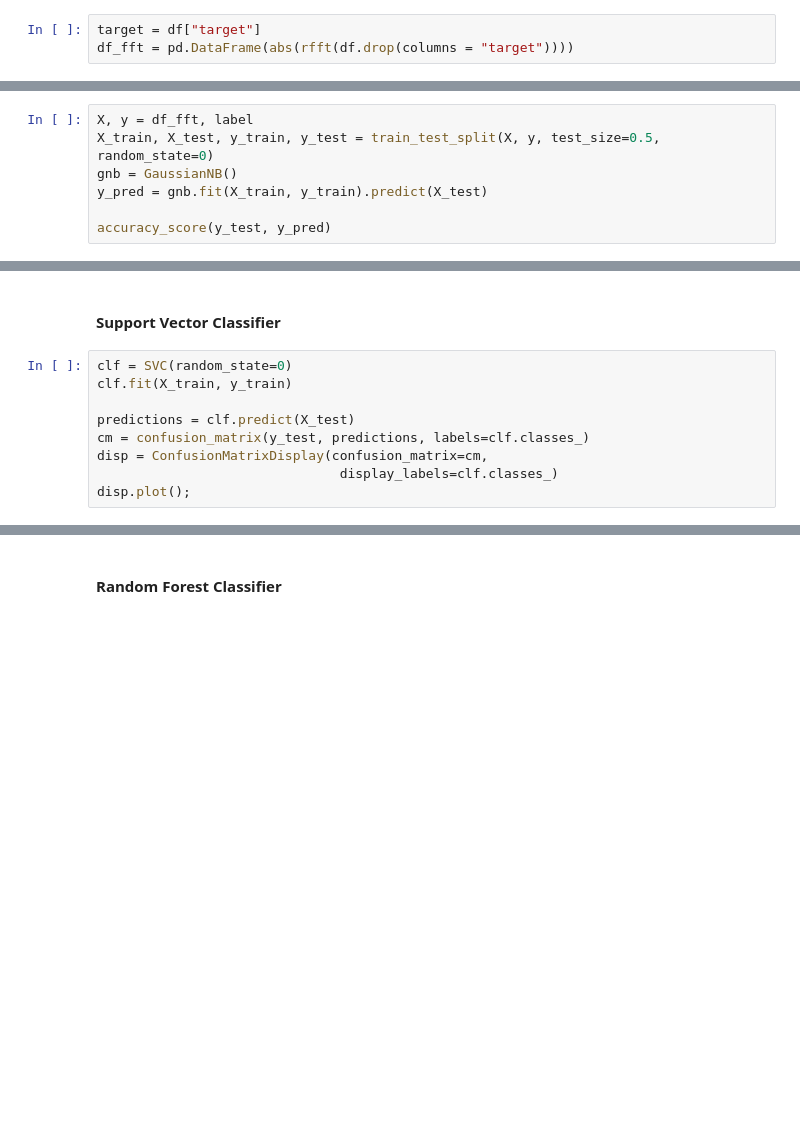
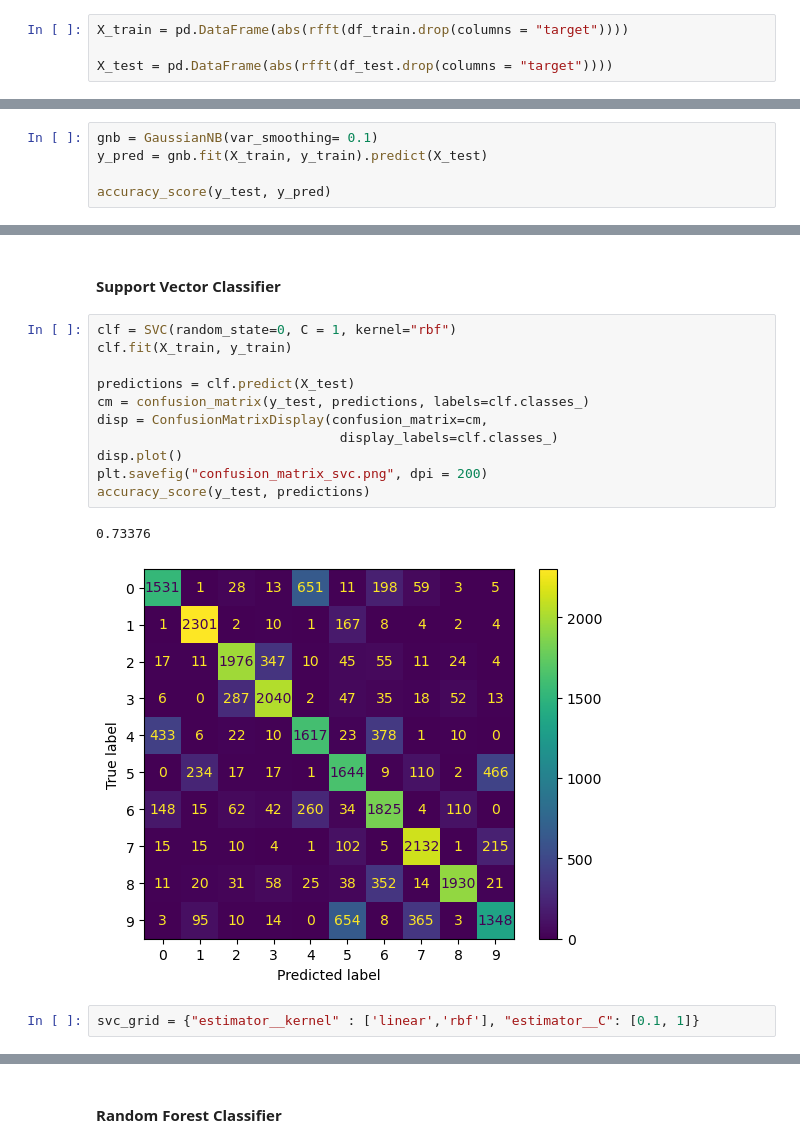
Before and after one commit to KelvinLa/TimeSeriesPrediction_Environmental, a Jupyter notebook: insectsounds.ipynb, the cells around one changed output, grey strips where cells are left out. Saved outputs shown, nothing was run; the diff lists cells and outputs as text; blank space fills up the shorter version.

```diff
--- a/insectsounds.ipynb
+++ b/insectsounds.ipynb
@@ -45,3 +92,4 @@ for i in df.target.unique():
 # %%
-target = df["target"]
-df_fft = pd.DataFrame(abs(rfft(df.drop(columns = "target"))))
+X_train = pd.DataFrame(abs(rfft(df_train.drop(columns = "target"))))
+
+X_test = pd.DataFrame(abs(rfft(df_test.drop(columns = "target"))))
@@ -66,9 +208,7 @@ label
 # %% [markdown]
 #### Gaussian Naive Bayes
 # %%
-X, y = df_fft, label
-X_train, X_test, y_train, y_test = train_test_split(X, y, test_size=0.5, random_state=0)
-gnb = GaussianNB()
+gnb = GaussianNB(var_smoothing= 0.1)
 y_pred = gnb.fit(X_train, y_train).predict(X_test)
 
 accuracy_score(y_test, y_pred)
@@ -77,11 +267,18 @@ ConfusionMatrixDisplay(confusion_matrix(y_test, y_pred)).plot()
 # %% [markdown]
 #### Support Vector Classifier
 # %%
-clf = SVC(random_state=0)
+clf = SVC(random_state=0, C = 1, kernel="rbf")
 clf.fit(X_train, y_train)
 
 predictions = clf.predict(X_test)
 cm = confusion_matrix(y_test, predictions, labels=clf.classes_)
 disp = ConfusionMatrixDisplay(confusion_matrix=cm,
                                display_labels=clf.classes_)
-disp.plot();
+disp.plot()
+plt.savefig("confusion_matrix_svc.png", dpi = 200)
+accuracy_score(y_test, predictions)
+# %% [output]
+0.73376
+[figure, added]
+# %%
+svc_grid = {"estimator__kernel" : ['linear','rbf'], "estimator__C": [0.1, 1]}
```
Also changed, not shown: parts of 54 cells of this notebook.
